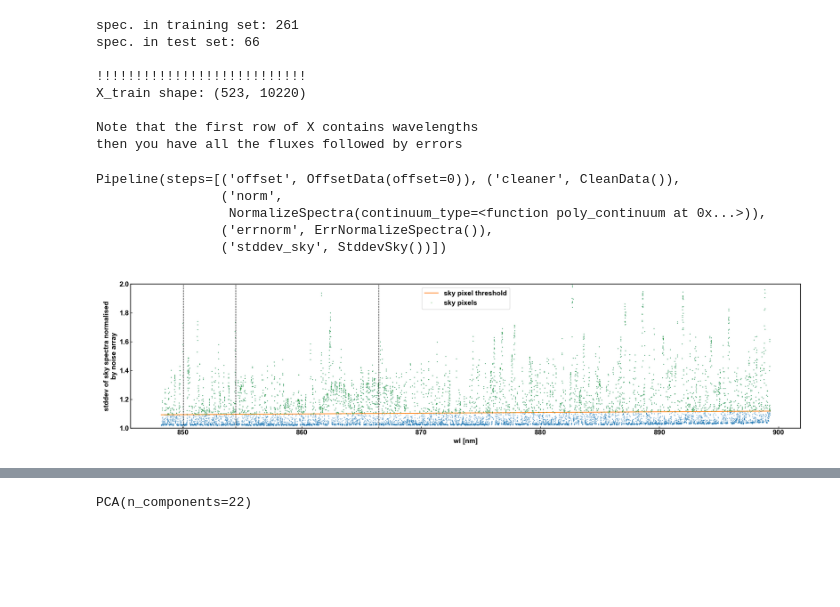
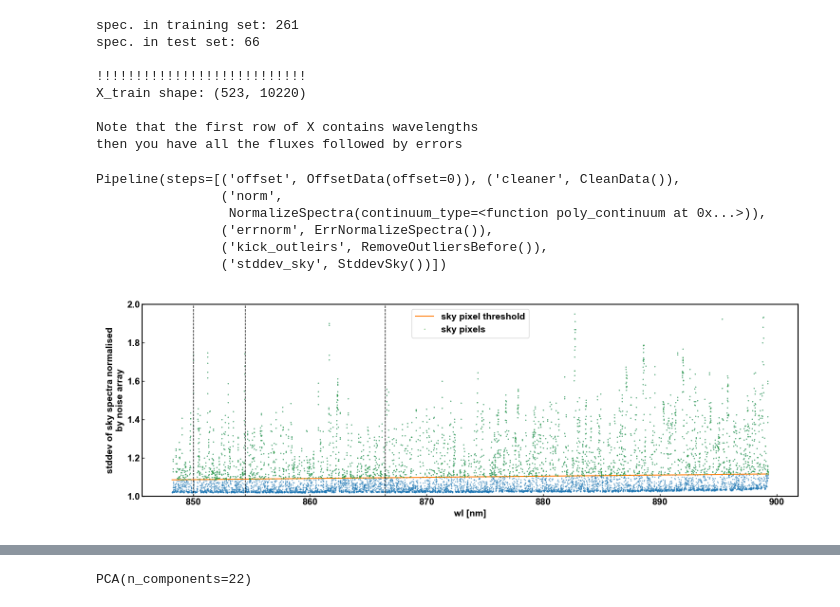
Before and after one commit to cabrera-ziri/Reticulum, a Jupyter notebook: sky_lines3.ipynb, the cells around one changed output, grey strips where cells are left out. Cells and saved outputs as stored; diff of their text form; code cells hidden in the pictures; blank space fills up the shorter version.

Commit message:
add outlier transformer

```diff
--- a/sky_lines3.ipynb
+++ b/sky_lines3.ipynb
@@ -278,13 +334,18 @@ X_train shape: (523, 10220)
 Note that the first row of X contains wavelengths
 then you have all the fluxes followed by errors
 # %%
+#sky pixel detection params
 sky_pixel_scale_factor = 1.05
+#outliers params
+n_neighbors = 20
+contamination = 'auto'
 
 data_pipeline = Pipeline([
     ('offset',OffsetData(offset=0)),
     ('cleaner',CleanData()),
     ('norm',NormalizeSpectra(continuum_type=poly_continuum)),
     ('errnorm',ErrNormalizeSpectra()),
+    ('kick_outliers',RemoveOutliersBefore(n_neighbors=n_neighbors,contamination=contamination)),
     ('stddev_sky',StddevSky(continuum_type=Huber_continuum,sky_pixel_scale_factor=sky_pixel_scale_factor))
 ])
 
@@ -294,6 +355,7 @@ Pipeline(steps=[('offset', OffsetData(offset=0)), ('cleaner', CleanData()),
                 ('norm',
                  NormalizeSpectra(continuum_type=<function poly_continuum at 0x...>)),
                 ('errnorm', ErrNormalizeSpectra()),
+                ('kick_outleirs', RemoveOutliersBefore()),
                 ('stddev_sky', StddevSky())])
 # %%
 # Like before the 1st row of this array has the wl.
@@ -307,17 +369,17 @@ X_prepared = data_pipeline.fit_transform(X_train)
 # %%
 _mask = X_prepared[-1,:]==1
 
-f, ax = plt.subplots(figsize=(20,5))
+f, ax = plt.subplots(figsize=(15,5))
 ax.plot(X_prepared[0,:],X_prepared[-3,:],'.',ms=1)
 ax.plot(X_prepared[0,:],X_prepared[-2,:]*sky_pixel_scale_factor,label='sky pixel threshold')
 ax.plot(X_prepared[0,:][_mask],X_prepared[-3,:][_mask],'.',ms=1,label='sky pixels')
 ax.set_xlabel('wl [nm]')
 ax.set_ylabel('stddev of sky spectra normalised\nby noise array')
 # plt.semilogy()
 ax.set_ylim(1,2)
 plt.legend()
 for _ in [850.04,854.44, 866.45]:
     ax.axvline(_,lw=1,ls='--',color='k')
 plt.tight_layout()
 # %% [output]
-[figure, old version]
+[figure, new version]
```
Also changed, not shown: parts of 3 cells of this notebook.
